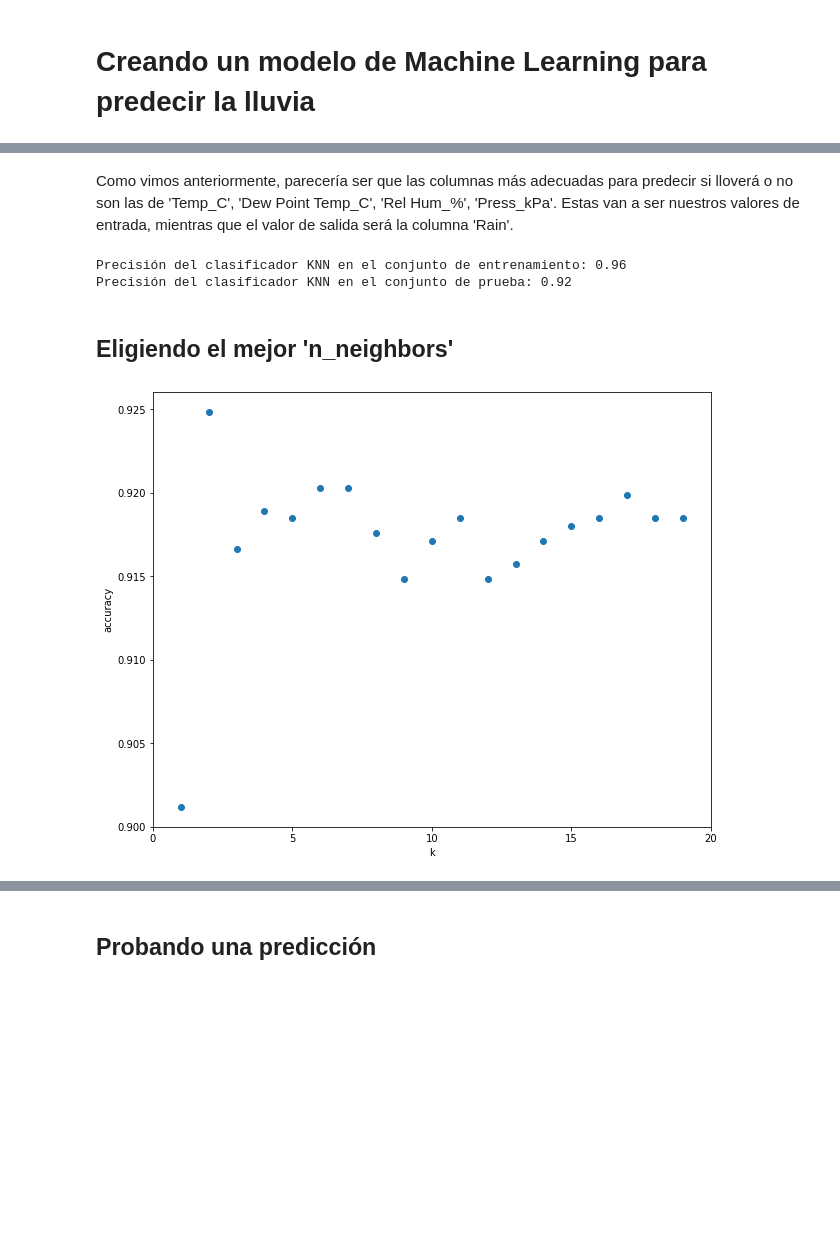
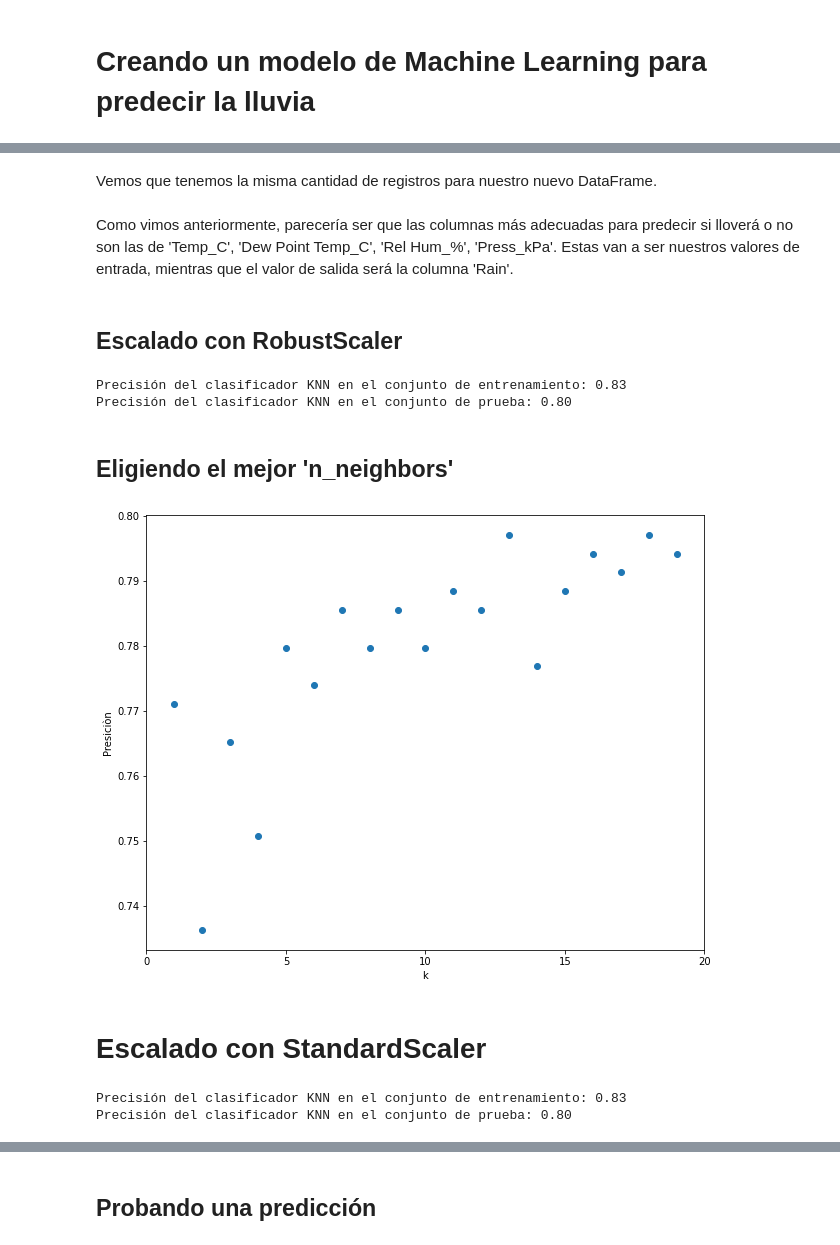
Before and after one commit to Estani94/EDA_ML_CLIMA, a Jupyter notebook: Clima.ipynb, the cells around one changed output, grey strips where cells are left out. Saved outputs shown, nothing was run; the diff lists cells and outputs as text; code cells hidden in the pictures; blank space fills up the shorter version.

Commit message:
Agregando diferentes Scalers

```diff
--- a/Clima.ipynb
+++ b/Clima.ipynb
@@ -382,0 +395,6 @@ plt.show()
+# %%
+#Filtrando el DataFrame
+con_lluvia = df[df['Rain']==1]
+sin_lluvia = df[df['Rain']==0].sample(689)
+
+concatenado = pd.concat([con_lluvia, sin_lluvia])
@@ -383,17 +409,24 @@ plt.show()
+# %% [markdown]
+Vemos que tenemos la misma cantidad de registros para nuestro nuevo DataFrame.
+# %%
+#Mezclamos el DataFrame para que el modelo no asuma ningùn tipo de orden
+nuevo_df = concatenado
 # %% [markdown]
 Como vimos anteriormente, parecería ser que las columnas más adecuadas para predecir si lloverá o no son las de 'Temp_C', 'Dew Point Temp_C', 'Rel Hum_%', 'Press_kPa'. Estas van a ser nuestros valores de entrada, mientras que el valor de salida será la columna 'Rain'.
+# %% [markdown]
+## Escalado con RobustScaler
 # %%
 #Asignamos variables a los datos de entrada y el de salida
-X = df[['Temp_C', 'Dew Point Temp_C', 'Rel Hum_%', 'Press_kPa']].values
-y = df['Rain'].values
+X = nuevo_df[['Temp_C', 'Dew Point Temp_C', 'Rel Hum_%', 'Press_kPa']].values
+y = nuevo_df['Rain'].values
 
 X_train, X_test, y_train, y_test = train_test_split(X, y, random_state=0)
 #Escalamos los datos
-scaler = MinMaxScaler()
+scaler = RobustScaler()
 X_train = scaler.fit_transform(X_train)
 X_test = scaler.transform(X_test)
 
-n_neighbors = 2
+n_neighbors = 13
 
 #Establecemos nuestro modelo
 knn = KNeighborsClassifier(n_neighbors)
@@ -401,23 +434,45 @@ knn.fit(X_train, y_train)
 print('Precisión del clasificador KNN en el conjunto de entrenamiento: {:.2f}'.format(knn.score(X_train, y_train)))
 print('Precisión del clasificador KNN en el conjunto de prueba: {:.2f}'.format(knn.score(X_test, y_test)))
 # %% [output]
-Precisión del clasificador KNN en el conjunto de entrenamiento: 0.96
-Precisión del clasificador KNN en el conjunto de prueba: 0.92
+Precisión del clasificador KNN en el conjunto de entrenamiento: 0.83
+Precisión del clasificador KNN en el conjunto de prueba: 0.80
 # %% [markdown]
 ## Eligiendo el mejor 'n_neighbors'
 # %%
 #Eligiendo el mejor vecino
 k_range = range(1, 20)
 scores = []
 for k in k_range:
     knn = KNeighborsClassifier(n_neighbors = k)
     knn.fit(X_train, y_train)
     scores.append(knn.score(X_test, y_test))
 plt.figure(figsize=(10,8))
 plt.xlabel('k')
-plt.ylabel('accuracy')
+plt.ylabel('Presiciòn')
 plt.scatter(k_range, scores)
 plt.xticks([0,5,10,15,20])
 plt.show()
 # %% [output]
-[figure, old version]
+[figure, new version]
+# %% [markdown]
+# Escalado con StandardScaler
+# %%
+#Asignamos variables a los datos de entrada y el de salida
+X = nuevo_df[['Temp_C', 'Dew Point Temp_C', 'Rel Hum_%', 'Press_kPa']].values
+y = nuevo_df['Rain'].values
+
+X_train, X_test, y_train, y_test = train_test_split(X, y, random_state=0)
+#Escalamos los datos
+scaler = StandardScaler()
+X_train = scaler.fit_transform(X_train)
+X_test = scaler.transform(X_test)
+
+n_neighbors = 9
+#Establecemos nuestro modelo
+knn = KNeighborsClassifier(n_neighbors)
+knn.fit(X_train, y_train)
+print('Precisión del clasificador KNN en el conjunto de entrenamiento: {:.2f}'.format(knn.score(X_train, y_train)))
+print('Precisión del clasificador KNN en el conjunto de prueba: {:.2f}'.format(knn.score(X_test, y_test)))
+# %% [output]
+Precisión del clasificador KNN en el conjunto de entrenamiento: 0.83
+Precisión del clasificador KNN en el conjunto de prueba: 0.80
```
Also changed, not shown: parts of 9 cells of this notebook.
